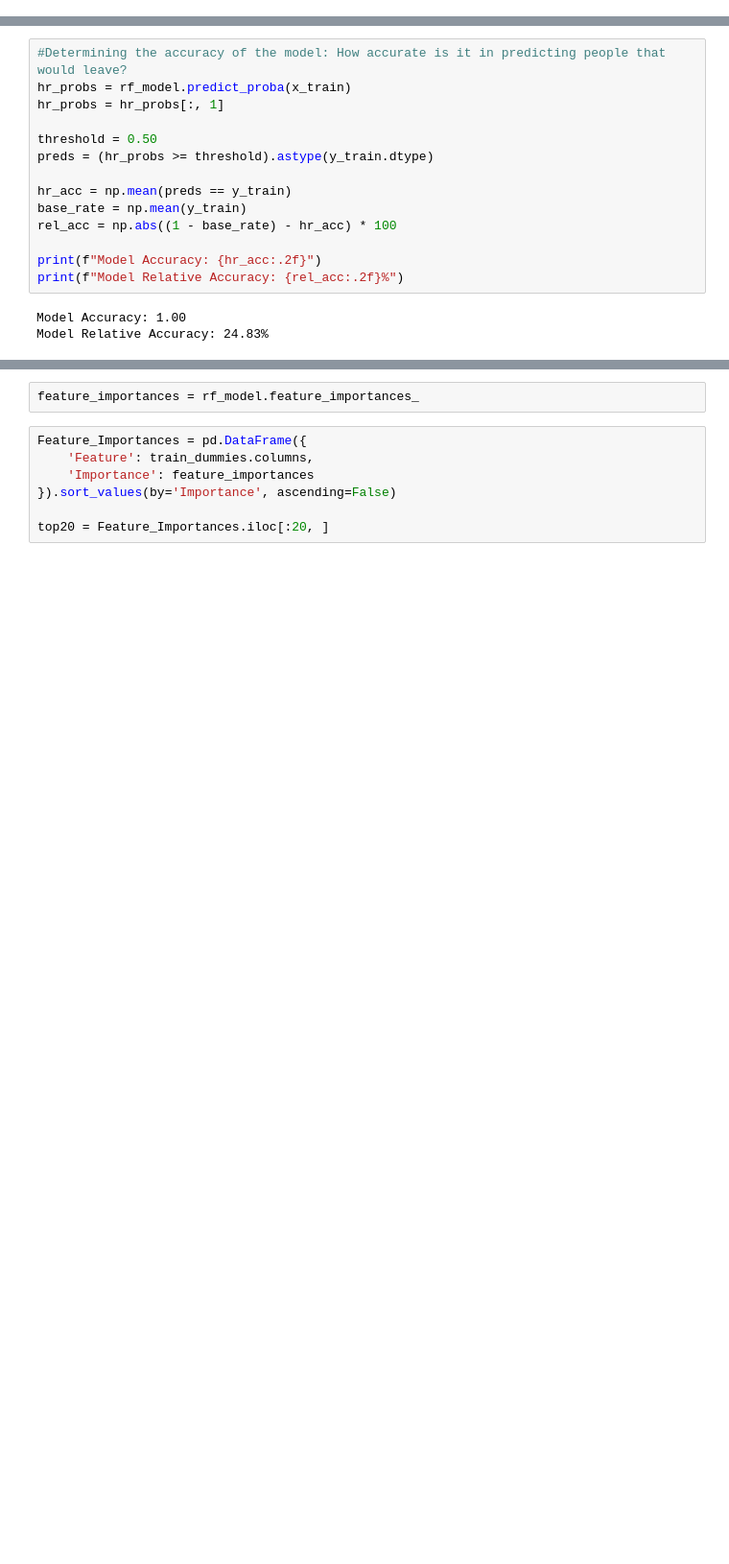
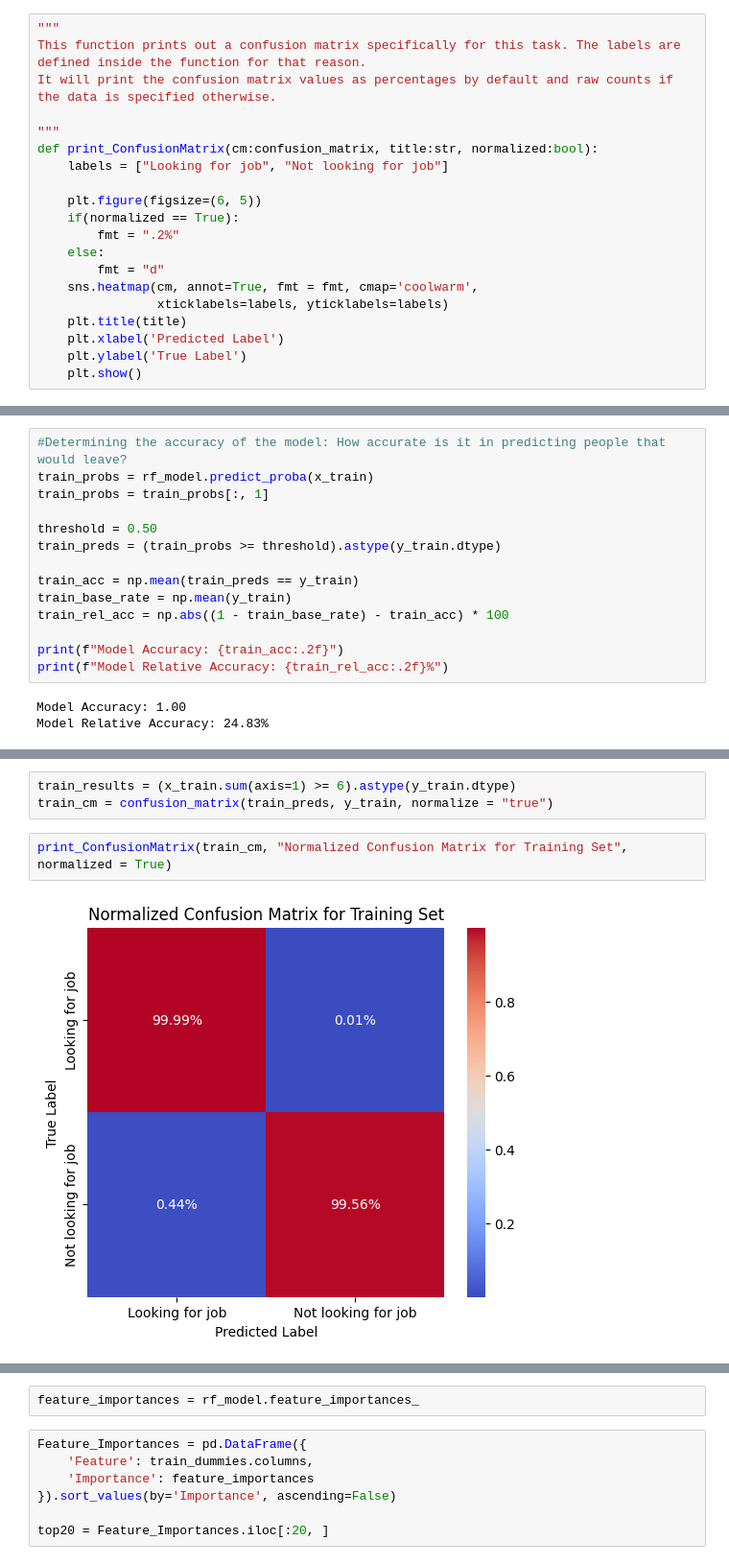
Before and after one commit to Chinenye-cloud/BDS_Homework, a Jupyter notebook: Project_Visualization_Combined.ipynb, the cells around one changed output, grey strips where cells are left out. Shown at 96% size. Saved outputs shown, nothing was run; the diff lists cells and outputs as text; blank space fills up the shorter version.

Commit message:
Add files via upload
Organized code and began comparing different neural network models

```diff
--- a/Project_Visualization_Combined.ipynb
+++ b/Project_Visualization_Combined.ipynb
@@ -9,6 +9,26 @@ from sklearn.ensemble import RandomForestClassifier
 from sklearn.model_selection import train_test_split
 from sklearn.metrics import confusion_matrix, RocCurveDisplay, ConfusionMatrixDisplay, classification_report
 from sklearn.preprocessing import MinMaxScaler
+# %%
+"""
+This function prints out a confusion matrix specifically for this task. The labels are defined inside the function for that reason.
+It will print the confusion matrix values as percentages by default and raw counts if the data is specified otherwise.
+
+"""
+def print_ConfusionMatrix(cm:confusion_matrix, title:str, normalized:bool):
+    labels = ["Looking for job", "Not looking for job"]
+
+    plt.figure(figsize=(6, 5))
+    if(normalized == True):
+        fmt = ".2%"
+    else:
+        fmt = "d"
+    sns.heatmap(cm, annot=True, fmt = fmt, cmap='coolwarm',
+                xticklabels=labels, yticklabels=labels)
+    plt.title(title)
+    plt.xlabel('Predicted Label')
+    plt.ylabel('True Label')
+    plt.show()
 # %%
 train_data = pd.read_csv("aug_train.csv", delimiter = ",")
 test_data = pd.read_csv("aug_test.csv", delimiter = ",")
@@ -186,17 +182,17 @@ Name: target, Length: 3832, dtype: float64
 # %%
 #Determining the accuracy of the model: How accurate is it in predicting people that would leave?
-hr_probs = rf_model.predict_proba(x_train)
-hr_probs = hr_probs[:, 1]
+train_probs = rf_model.predict_proba(x_train)
+train_probs = train_probs[:, 1]
 
 threshold = 0.50
-preds = (hr_probs >= threshold).astype(y_train.dtype)
+train_preds = (train_probs >= threshold).astype(y_train.dtype)
 
-hr_acc = np.mean(preds == y_train)
-base_rate = np.mean(y_train)
-rel_acc = np.abs((1 - base_rate) - hr_acc) * 100
+train_acc = np.mean(train_preds == y_train)
+train_base_rate = np.mean(y_train)
+train_rel_acc = np.abs((1 - train_base_rate) - train_acc) * 100
 
-print(f"Model Accuracy: {hr_acc:.2f}")
-print(f"Model Relative Accuracy: {rel_acc:.2f}%")
+print(f"Model Accuracy: {train_acc:.2f}")
+print(f"Model Relative Accuracy: {train_rel_acc:.2f}%")
 # %% [output]
 Model Accuracy: 1.00
 Model Relative Accuracy: 24.83%
@@ -207 +199,8 @@ array([0.15, 0.07, 0.7 , ..., 0.86, 0.02, 0.22])
+# %%
+train_results = (x_train.sum(axis=1) >= 6).astype(y_train.dtype)
+train_cm = confusion_matrix(train_preds, y_train, normalize = "true")
+# %%
+print_ConfusionMatrix(train_cm, "Normalized Confusion Matrix for Training Set", normalized = True)
+# %% [output]
+[figure, added]
 # %%
```
Also changed, not shown: parts of 57 cells of this notebook.
